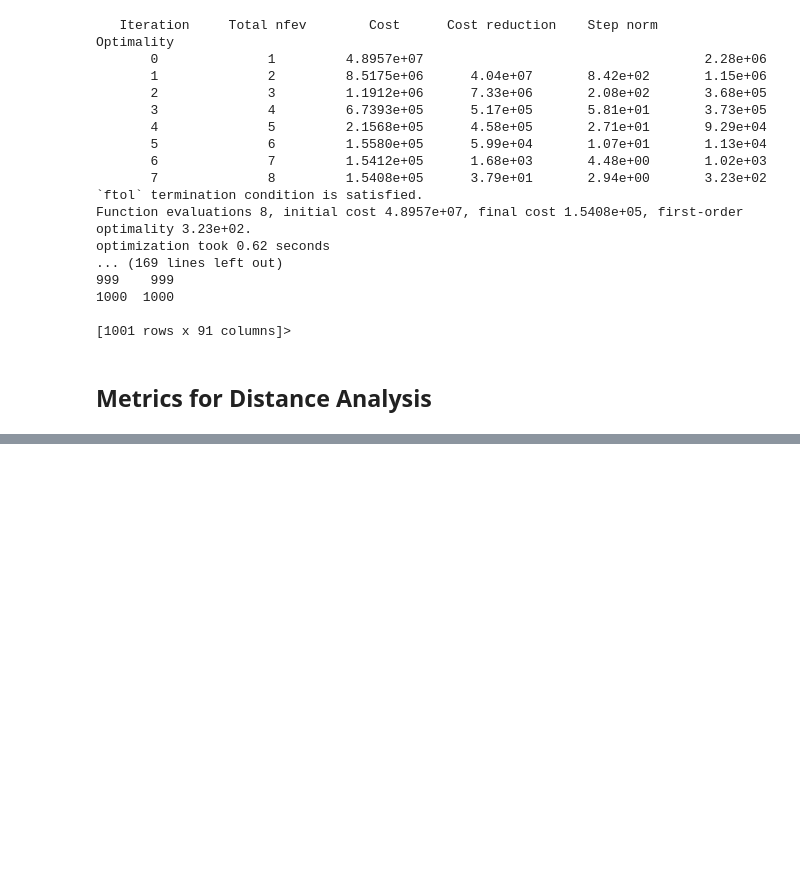
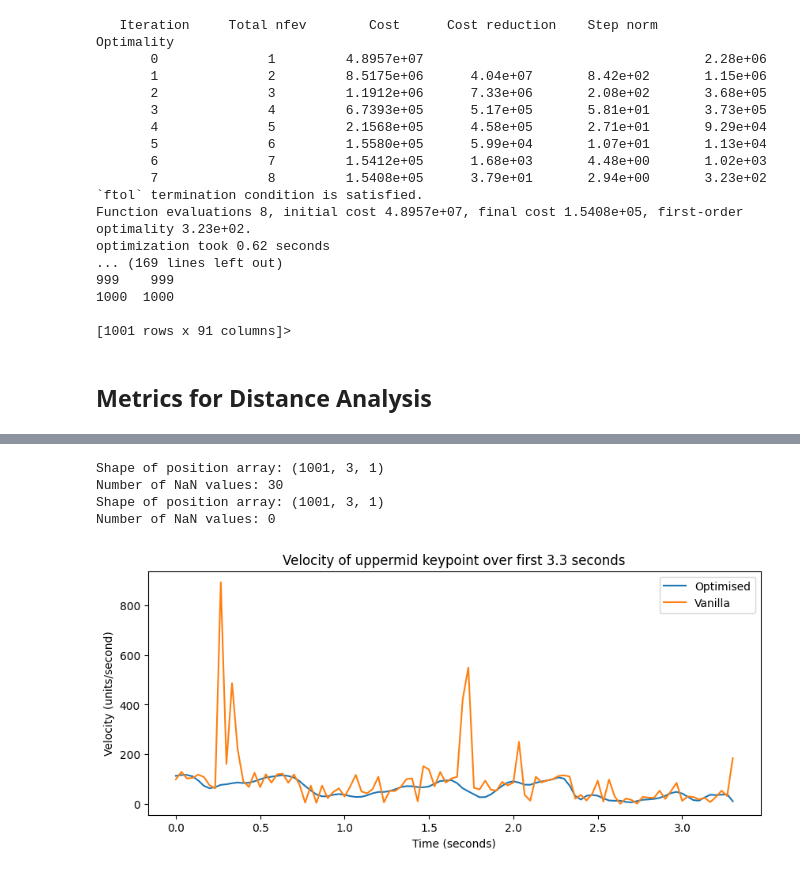
Before and after one commit to iurillilab/3d-setup, a Jupyter notebook: notebooks/filtering.ipynb, the cells around one changed output, grey strips where cells are left out. Saved outputs shown, nothing was run; the diff lists cells and outputs as text; code cells hidden in the pictures; blank space fills up the shorter version.

```diff
--- a/notebooks/filtering.ipynb
+++ b/notebooks/filtering.ipynb
@@ -457,0 +494,23 @@ coefficient_of_variation: 0.36
+# %%
+# Example usage with 100 frame limit
+frames_to_show = 100
+time_to_show = frames_to_show / 30  # convert frames to seconds
+
+vanilla_velocities, vanilla_stats = analyze_keypoint_movement(mcc_triangulated_ds, 'uppermid', fps=30)
+optimized_velocities, optimized_stats = analyze_keypoint_movement(anipose_triangulated_ds_optim, 'uppermid', fps=30)
+
+# Plot comparison
+plt.figure(figsize=(10, 4))
+plt.plot(np.arange(frames_to_show)/30, optimized_velocities[:frames_to_show], label='Optimised')
+plt.plot(np.arange(frames_to_show)/30, vanilla_velocities[:frames_to_show], label='Vanilla')
+plt.title(f'Velocity of uppermid keypoint over first {time_to_show:.1f} seconds')
+plt.legend()
+plt.xlabel('Time (seconds)')
+plt.ylabel('Velocity (units/second)')
+plt.show()
+# %% [output]
+Shape of position array: (1001, 3, 1)
+Number of NaN values: 30
+Shape of position array: (1001, 3, 1)
+Number of NaN values: 0
+[figure, added]
```
Also changed, not shown: parts of 9 cells of this notebook, 2 other files.
